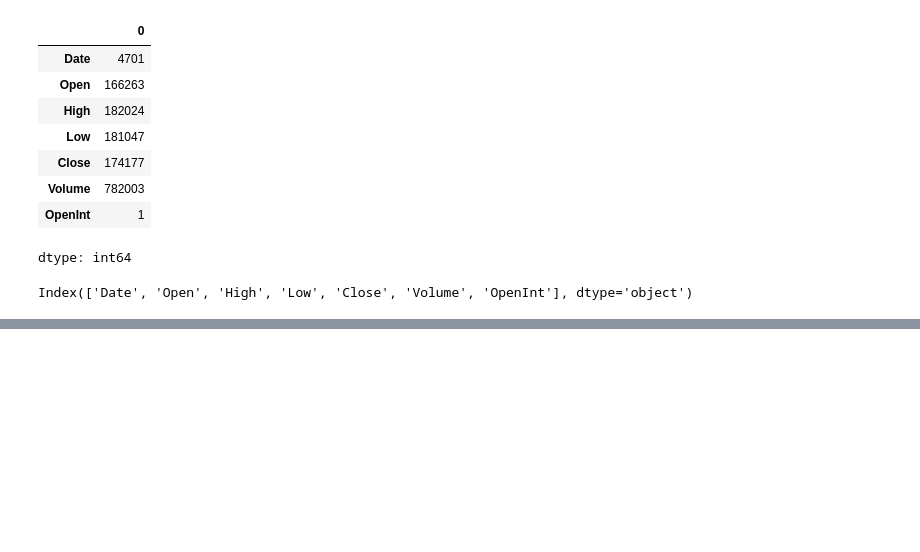
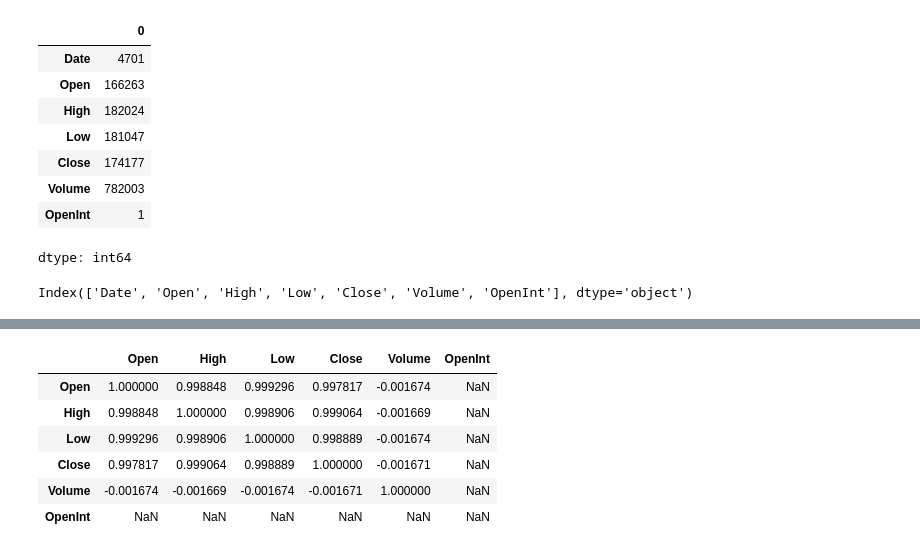
Before and after one commit to tejas-p-28/stock_market, a Jupyter notebook: Stock Market/stock_market_analysis.ipynb, the cells around one changed output, grey strips where cells are left out. Drawn from its saved outputs; the diff is of its cells as text; code cells hidden in the pictures; blank space fills up the shorter version.

```diff
--- a/Stock Market/stock_market_analysis.ipynb
+++ b/Stock Market/stock_market_analysis.ipynb
@@ -46,0 +58,10 @@ Index(['Date', 'Open', 'High', 'Low', 'Close', 'Volume', 'OpenInt'], dtype='obje
+# %%
+df.corr()
+# %% [output]
+|  | Open | High | Low | Close | Volume | OpenInt |
+| Open | 1.000000 | 0.998848 | 0.999296 | 0.997817 | -0.001674 | NaN |
+| High | 0.998848 | 1.000000 | 0.998906 | 0.999064 | -0.001669 | NaN |
+| Low | 0.999296 | 0.998906 | 1.000000 | 0.998889 | -0.001674 | NaN |
+| Close | 0.997817 | 0.999064 | 0.998889 | 1.000000 | -0.001671 | NaN |
+| Volume | -0.001674 | -0.001669 | -0.001674 | -0.001671 | 1.000000 | NaN |
+| OpenInt | NaN | NaN | NaN | NaN | NaN | NaN |
```
Also changed, not shown: parts of 3 cells of this notebook.
